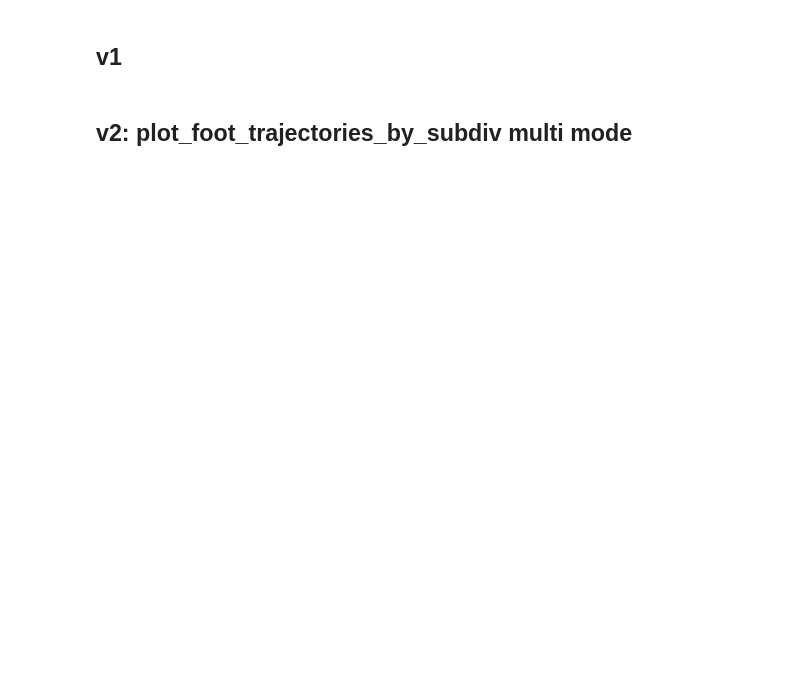
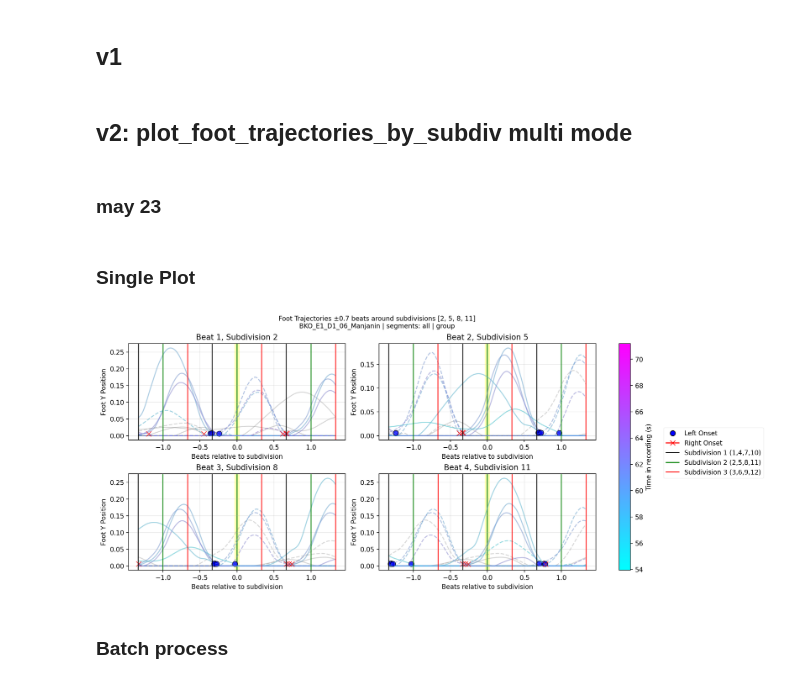
Before and after one commit to sagar0dutta/djembe_vistool, a Jupyter notebook: A3a_trajectory_plot_mode.ipynb, the cells around one changed output. Cells and saved outputs as stored; diff of their text form; code cells hidden in the pictures; blank space fills up the shorter version.

Commit message:
trajectory_v3

```diff
--- a/A3a_trajectory_plot_mode.ipynb
+++ b/A3a_trajectory_plot_mode.ipynb
@@ -371,8 +371,9 @@ def plot_foot_trajectories_by_subdiv(
     for beat_idx, ax in enumerate(axes):
         # Calculate time offset for this subdivision
         subdiv_offset = (subdiv_set[beat_idx] - 1) * subdiv_len  # -1 because subdivisions are 1-based
-        beat_offset = beat_idx * beat_len
-        total_offset = beat_offset + subdiv_offset
+        # beat_offset = beat_idx * beat_len
+        # total_offset = beat_offset + subdiv_offset
+        total_offset = subdiv_offset
 
         # Process each time segment
         for seg_start, seg_end in time_segments:
@@ -513,3 +514,5 @@ def plot_foot_trajectories_by_subdiv(
     fig.set_constrained_layout(True)
 
     return fig, axes
+# %% [markdown]
+### may 23
@@ -516,3 +796,67 @@ def plot_foot_trajectories_by_subdiv(
+# %% [markdown]
+### Single Plot
+# %%
+file_name = "BKO_E1_D1_06_Manjanin" #mode_csv.split("_Dancers")[0]
+mode_df = pd.read_csv("data/subset_dance_annotation/" + file_name + "_Dancers.csv")
+
+mode_group = mode_df[mode_df["mocap"] == "gr"].reset_index(drop=True)
+mode_individual = mode_df[mode_df["mocap"] == "in"].reset_index(drop=True)
+mode_audience = mode_df[mode_df["mocap"] == "au"].reset_index(drop=True)
+
+# helper to extract all (start, end) tuples for a mode
+def get_segments(df, name):
+    if df.empty:
+        # print(f"⚠️  No rows for mode '{name}', skipping.")
+        return None
+    return [(row["Start (in sec)"], row["End (in sec)"]) for _, row in df.iterrows()]
+
+# build a dict of segments
+segments = {
+    "group":      get_segments(mode_group,      "gr"),
+    "individual": get_segments(mode_individual, "in"),
+    "audience":   get_segments(mode_audience,   "au")
+}
+
+def get_tsegment_for(mode_name, mode_value, suffix):
+    """
+    Run get_segments on one mode, and return a one-entry dict
+    iff it isn’t None.
+    """
+    seg = get_segments(mode_value, suffix)
+    return mode_name, seg if seg is not None else {}
+
+
+mode_name, segmnt = get_tsegment_for("group", mode_group,      "gr")
+    # mode_name, seg = get_tsegment_for("individual", mode_individual, "in")
+    # mode_name, seg   = get_tsegment_for("audience",   mode_audience,   "au")
+
+    # filter out the empty ones
+    # tsegment = {mode: seg for mode, seg in segments.items() if seg is not None}
+
+fig, ax = plot_foot_trajectories_by_subdiv(
+    file_name=file_name,
+    mode=mode_name,
+    base_path_cycles="data/virtual_cycles",
+    base_path_logs="data/logs_v1_may",
+    time_segments=segmnt,  # Pass all segments for this mode
+    n_beats_per_cycle=4,
+    n_subdiv_per_beat=3,
+    nn=4,
+    use_cycles=True,
+    show_gray_plots=True,
+    subdiv_set=[2,5,8,11],      # [2,5,8,11]        [1,4,7,10]
+    show_trajectories=True,  # New parameter to control trajectory lines
+    show_vlines=False        # New parameter to control vertical lines
+)
+
+plt.show(fig)
+
+# fig.savefig(os.path.join(save_dir, f"{file_name}_{mode}.png"))
+# plt.close(fig)
+# %% [output]
+[figure, added]
+# %% [markdown]
+### Batch process
 # %%
 mode_csv_list = os.listdir("data/subset_dance_annotation")
 
```
Also changed, not shown: parts of 21 cells of this notebook, 3 other files.
